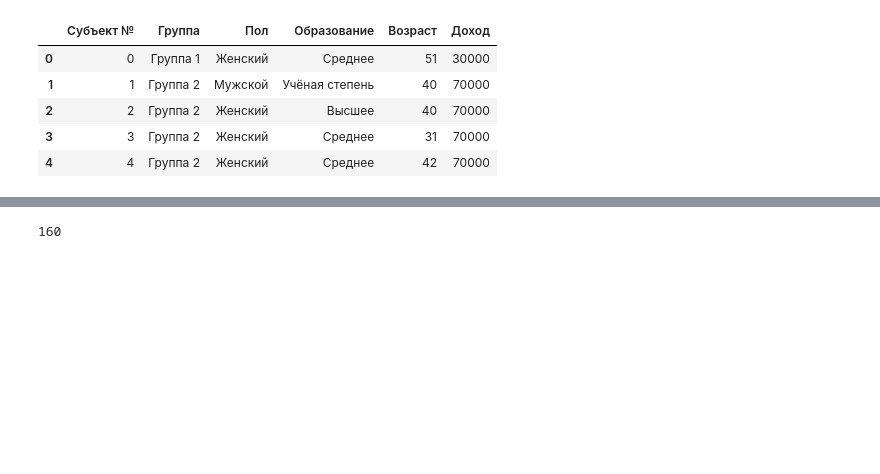
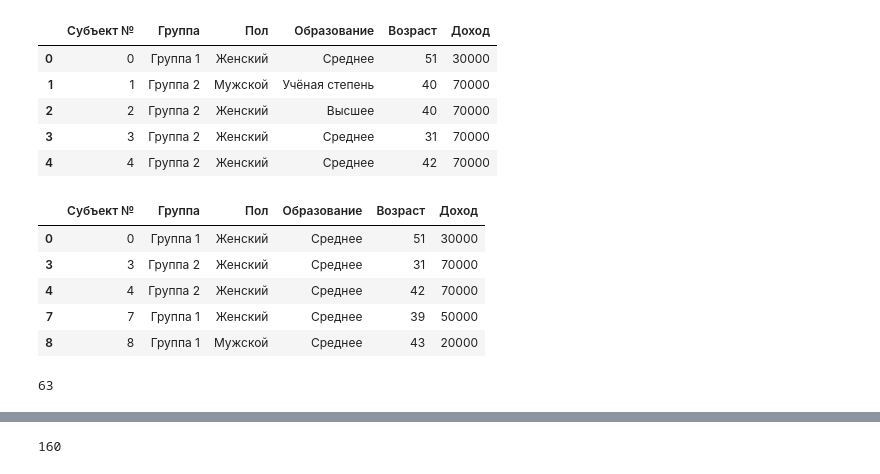
Before and after one commit to MarinaGrad/SF-data-science22, a Jupyter notebook: homework/Biostats/HW3_biosts_MGradyshkevich.ipynb, the cells around one changed output, grey strips where cells are left out. Saved outputs shown, nothing was run; the diff lists cells and outputs as text; code cells hidden in the pictures; blank space fills up the shorter version.

```diff
--- a/homework/Biostats/HW3_biosts_MGradyshkevich.ipynb
+++ b/homework/Biostats/HW3_biosts_MGradyshkevich.ipynb
@@ -218,6 +206,17 @@ task_2.head(5)
 | 4 | 4 | Группа 2 | Женский | Среднее | 42 | 70000 |
 # %%
 middle_ed = task_2[task_2['Образование']=='Среднее']
-middle_ed
+middle_ed.head(5)
+# %% [output]
+|  | Субъект № | Группа | Пол | Образование | Возраст | Доход |
+| 0 | 0 | Группа 1 | Женский | Среднее | 51 | 30000 |
+| 3 | 3 | Группа 2 | Женский | Среднее | 31 | 70000 |
+| 4 | 4 | Группа 2 | Женский | Среднее | 42 | 70000 |
+| 7 | 7 | Группа 1 | Женский | Среднее | 39 | 50000 |
+| 8 | 8 | Группа 1 | Мужской | Среднее | 43 | 20000 |
+# %%
+print(len(middle_ed))
+# %% [output]
+63
 # %%
 phd = task_2[task_2['Образование']=='Учёная степень']
```
Also changed, not shown: parts of 8 cells of this notebook.
